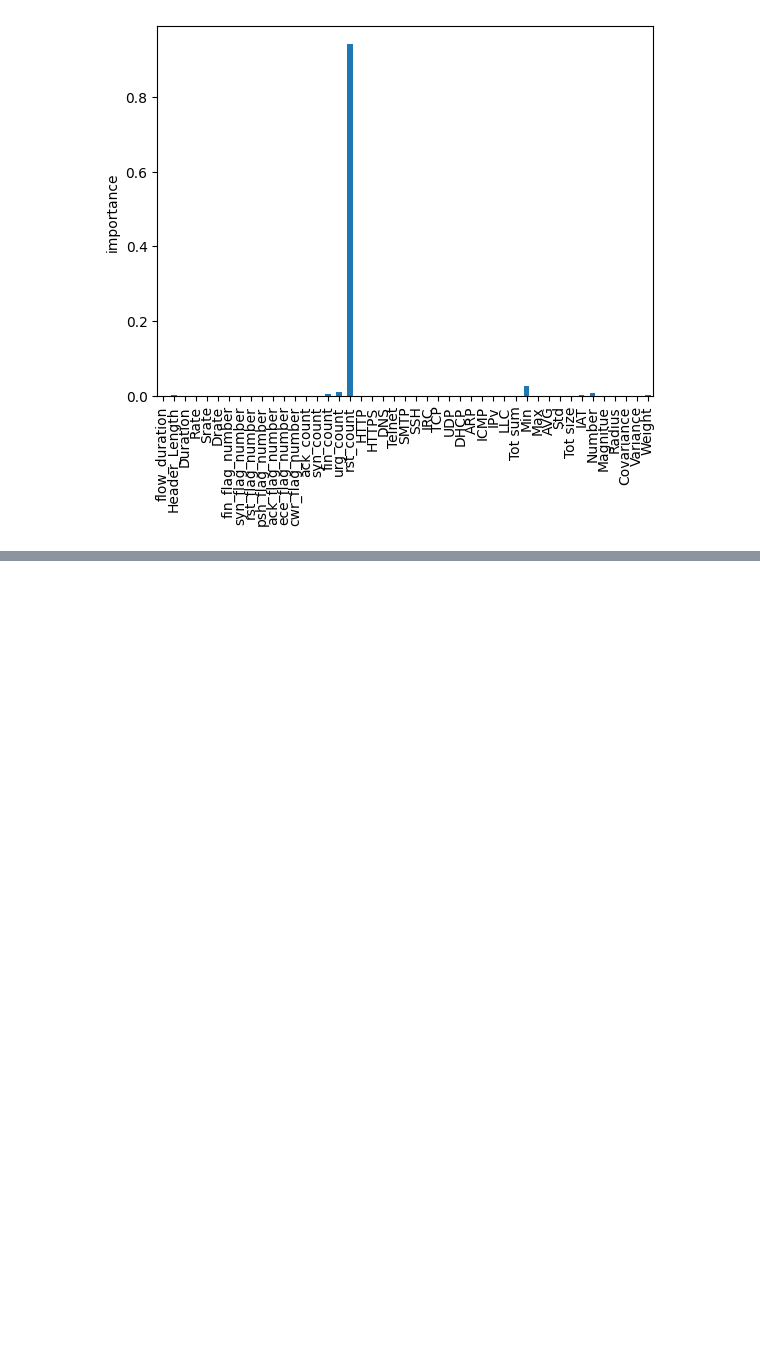
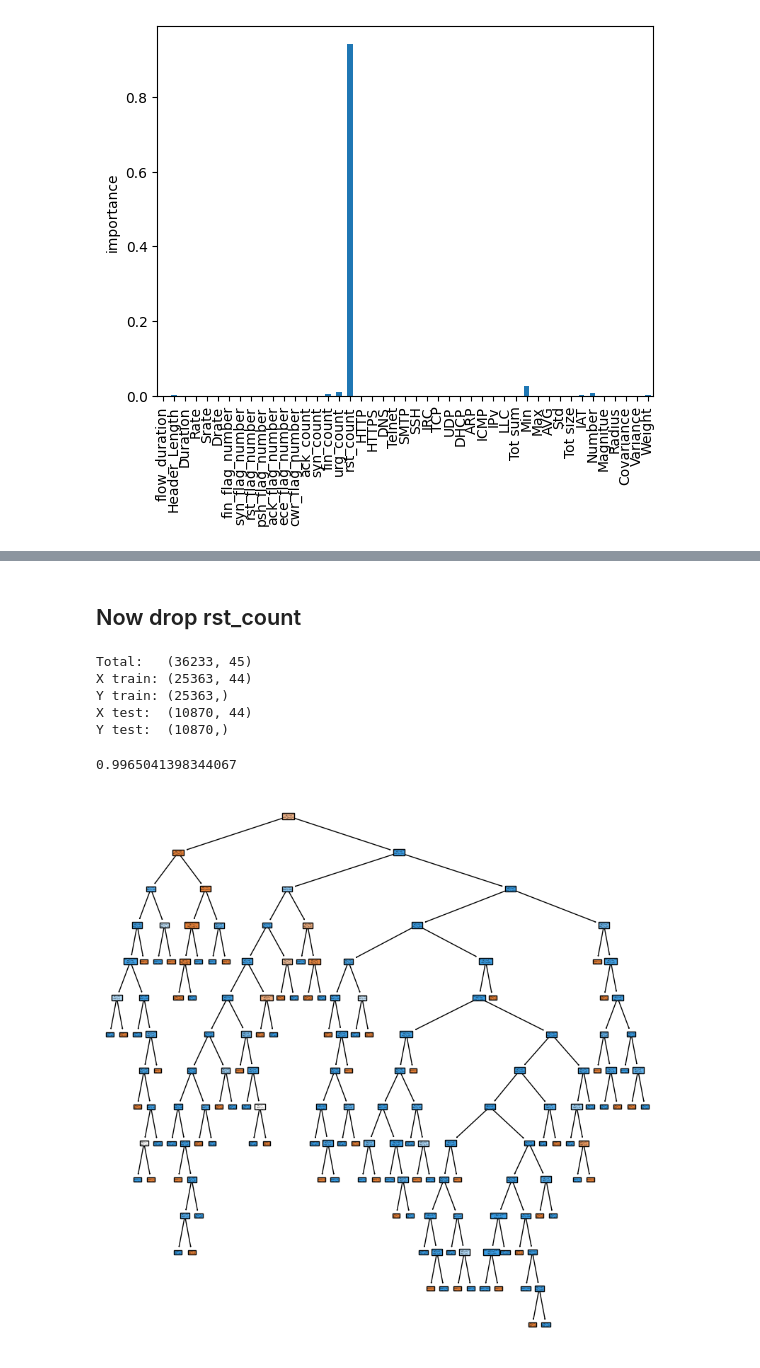
Before and after one commit to Antech15/LAEP-Project, a Jupyter notebook: LAEP_Project.ipynb, the cells around one changed output, grey strips where cells are left out. Drawn from its saved outputs; the diff is of its cells as text; code cells hidden in the pictures; blank space fills up the shorter version.

```diff
--- a/LAEP_Project.ipynb
+++ b/LAEP_Project.ipynb
@@ -252,0 +287,39 @@ plt.ylabel('importance');
+# %% [markdown]
+## Now drop rst_count
+# %%
+mb2 = mb1.drop(columns=['rst_count'], axis=1)
+# %%
+mb2.shape
+print("Total:\t",mb2.shape)
+
+Y = mb2['label']
+X = mb2.drop(['label'], axis=1)
+
+# Split the dataset into train and test
+X_train2, X_test2, y_train2, y_test2 = train_test_split(X, Y, test_size = 0.3, random_state = 100)
+# define random_state to avoid a different random value, and subsequently avoid a different dataset split, each time we run the program
+
+print("X train:",X_train2.shape)
+print("Y train:", y_train2.shape)
+
+print("X test:\t",X_test2.shape)
+print("Y test:\t", y_test2.shape)
+# %% [output]
+Total:   (36233, 45)
+X train: (25363, 44)
+Y train: (25363,)
+X test:  (10870, 44)
+Y test:  (10870,)
+# %%
+classifier3 = tree.DecisionTreeClassifier(random_state=10)
+# %%
+model3 = classifier3.fit(X_train2, y_train2)
+# %%
+model3.score(X_test2, y_test2)
+# %% [output]
+0.9965041398344067
+# %%
+plt.figure(figsize = (10, 10))
+tree.plot_tree(model3, feature_names = list(X.columns), class_names = ['Safe', 'Mirai'], filled = True);
+# %% [output]
+[figure, added]
```
Also changed, not shown: parts of 25 cells of this notebook.
